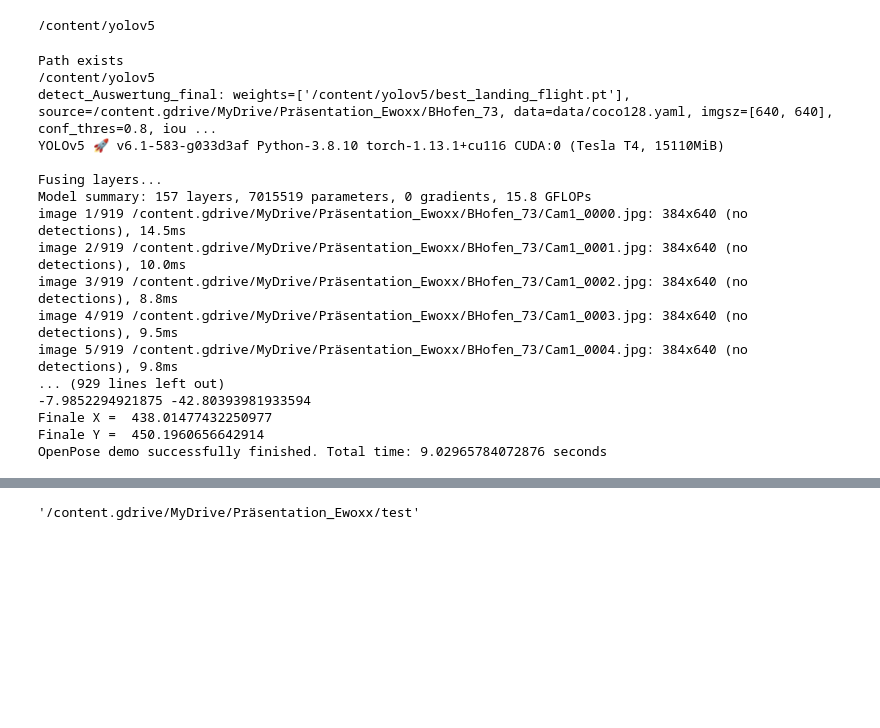
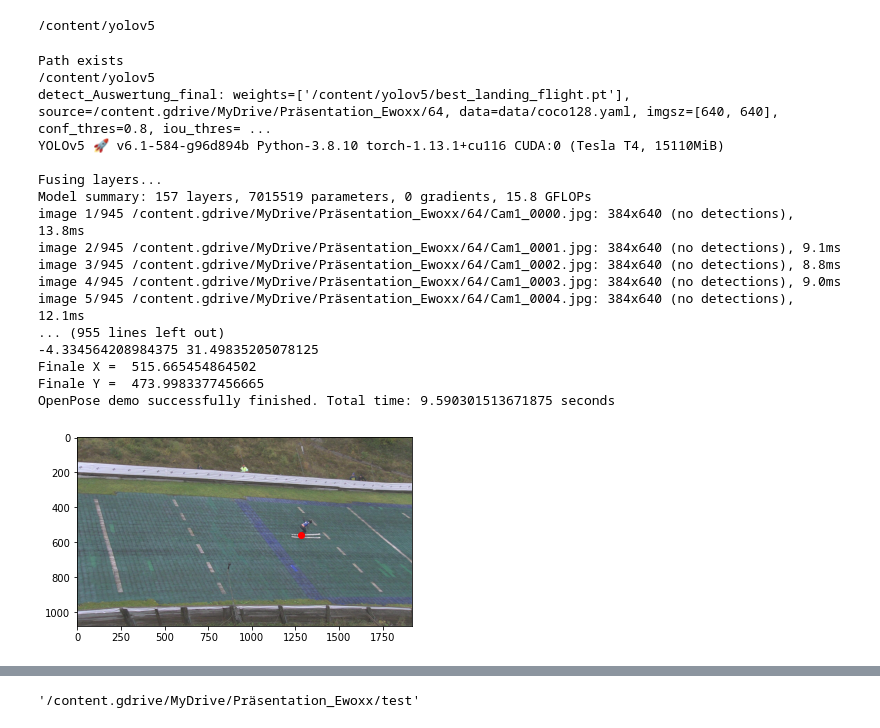
Before and after one commit to thofes/SJ_distance, a Jupyter notebook: 2023_02_02_Yolo_OP_Coords_Mark1.ipynb, the cells around one changed output, grey strips where cells are left out. Saved outputs shown, nothing was run; the diff lists cells and outputs as text; code cells hidden in the pictures; blank space fills up the shorter version.

```diff
--- a/2023_02_02_Yolo_OP_Coords_Mark1.ipynb
+++ b/2023_02_02_Yolo_OP_Coords_Mark1.ipynb
@@ -54,7 +73,7 @@ import numpy as np
 import matplotlib.pyplot as plt
 import subprocess
 
-xx = 'BHofen_73'
+xx = '64'
 
 
 landing_pic = "/content.gdrive/MyDrive/Präsentation_Ewoxx/" + xx
@@ -68,7 +87,7 @@ else:
   print("Path was not existing")
 
 
-name = 'dete'
+name = 'detections'
 
 
 #Landing and Flight
@@ -105,6 +124,8 @@ index4 = []
 conf4 = []
 cls4 = []
 
+
+#Für Ramsau
 for i, x in enumerate(index):
     if x[0] == '1':
       conf1.append(conf[i])
@@ -122,6 +143,27 @@ for i, x in enumerate(index):
       conf4.append(conf[i])
       index4.append(x[2:])
       cls4.append(cls[i])
+"""
+#Für BHofen
+for i, x in enumerate(index):
+    if x[0] == '1':
+      conf2.append(conf[i])
+      index2.append(x[2:])
+      cls2.append(cls[i])
+    elif x[0] == '2':
+      conf1.append(conf[i])
+      index1.append(x[2:])
+      cls1.append(cls[i])
+    elif x[0] == '3':
+      conf4.append(conf[i])
+      index4.append(x[2:])
+      cls4.append(cls[i])
+    elif x[0] == '4':
+      conf3.append(conf[i])
+      index3.append(x[2:])
+      cls3.append(cls[i])
+"""
+
 
 
 cams = [cls1, cls2, cls3, cls4]
@@ -168,18 +210,43 @@ Path_json = Path + '/' + name + "/res.json"
 # %% [output]
 Path exists
 /content/yolov5
-detect_Auswertung_final: weights=['/content/yolov5/best_landing_flight.pt'], source=/content.gdrive/MyDrive/Präsentation_Ewoxx/BHofen_73, data=data/coco128.yaml, imgsz=[640, 640], conf_thres=0.8, iou ...
-YOLOv5 🚀 v6.1-583-g033d3af Python-3.8.10 torch-1.13.1+cu116 CUDA:0 (Tesla T4, 15110MiB)
+detect_Auswertung_final: weights=['/content/yolov5/best_landing_flight.pt'], source=/content.gdrive/MyDrive/Präsentation_Ewoxx/64, data=data/coco128.yaml, imgsz=[640, 640], conf_thres=0.8, iou_thres= ...
+YOLOv5 🚀 v6.1-584-g96d894b Python-3.8.10 torch-1.13.1+cu116 CUDA:0 (Tesla T4, 15110MiB)
 
 Fusing layers...
 Model summary: 157 layers, 7015519 parameters, 0 gradients, 15.8 GFLOPs
-image 1/919 /content.gdrive/MyDrive/Präsentation_Ewoxx/BHofen_73/Cam1_0000.jpg: 384x640 (no detections), 14.5ms
-image 2/919 /content.gdrive/MyDrive/Präsentation_Ewoxx/BHofen_73/Cam1_0001.jpg: 384x640 (no detections), 10.0ms
-image 3/919 /content.gdrive/MyDrive/Präsentation_Ewoxx/BHofen_73/Cam1_0002.jpg: 384x640 (no detections), 8.8ms
-image 4/919 /content.gdrive/MyDrive/Präsentation_Ewoxx/BHofen_73/Cam1_0003.jpg: 384x640 (no detections), 9.5ms
-image 5/919 /content.gdrive/MyDrive/Präsentation_Ewoxx/BHofen_73/Cam1_0004.jpg: 384x640 (no detections), 9.8ms
-... (929 lines left out)
--7.9852294921875 -42.80393981933594
-Finale X =  438.01477432250977
-Finale Y =  450.1960656642914
-OpenPose demo successfully finished. Total time: 9.02965784072876 seconds
+image 1/945 /content.gdrive/MyDrive/Präsentation_Ewoxx/64/Cam1_0000.jpg: 384x640 (no detections), 13.8ms
+image 2/945 /content.gdrive/MyDrive/Präsentation_Ewoxx/64/Cam1_0001.jpg: 384x640 (no detections), 9.1ms
+image 3/945 /content.gdrive/MyDrive/Präsentation_Ewoxx/64/Cam1_0002.jpg: 384x640 (no detections), 8.8ms
+image 4/945 /content.gdrive/MyDrive/Präsentation_Ewoxx/64/Cam1_0003.jpg: 384x640 (no detections), 9.0ms
+image 5/945 /content.gdrive/MyDrive/Präsentation_Ewoxx/64/Cam1_0004.jpg: 384x640 (no detections), 12.1ms
+... (955 lines left out)
+-4.334564208984375 31.49835205078125
+Finale X =  515.665454864502
+Finale Y =  473.9983377456665
+OpenPose demo successfully finished. Total time: 9.590301513671875 seconds
+# %%
+import matplotlib.pyplot as plt
+
+# Bild laden
+image = plt.imread(landing_pic + '/Cam2_0104.jpg')
+
+# Größe des Bildes bestimmen
+x_size, y_size = image.shape[1], image.shape[0]
+
+
+# Bild anzeigen
+plt.imshow(image)
+
+#Koordinaten
+FinaleX =  1282.6866607666016
+FinaleY =  560.8596906661987
+
+
+# Punkt auf dem Bild markieren
+plt.scatter([FinaleX], [FinaleY], color='red')
+
+# Anzeige
+plt.show()
+# %% [output]
+[figure, added]
```
Also changed, not shown: parts of 2 cells of this notebook.
